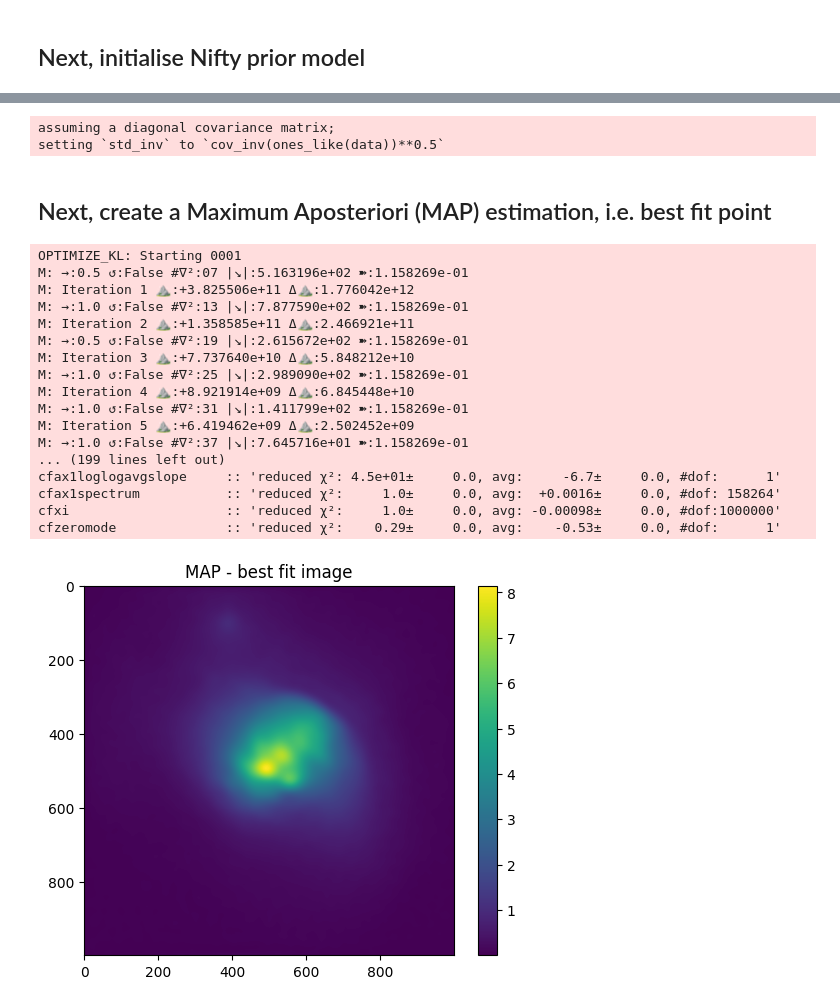
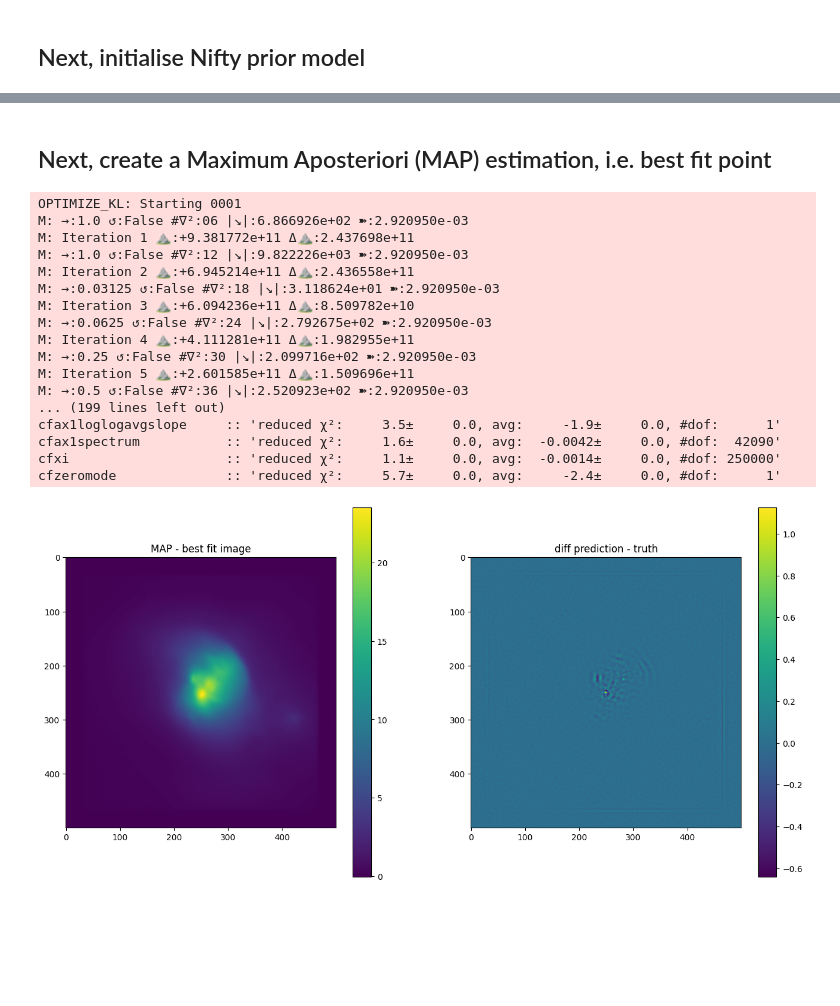
Before and after one commit to jwuerzinger/CMB_denoising, a Jupyter notebook: nifty_maria/nifty_maria_attempt.ipynb, the cells around one changed output, grey strips where cells are left out. Drawn from its saved outputs; the diff is of its cells as text; code cells hidden in the pictures; blank space fills up the shorter version.

Commit message:
nifty on maria output map

```diff
--- a/nifty_maria/nifty_maria_attempt.ipynb
+++ b/nifty_maria/nifty_maria_attempt.ipynb
@@ -43,0 +115,11 @@ plt.show()
+# %%
+# Make inputdata
+mapdata = np.float64((output_map.data[0])*-1e4)
+mapdata.shape
+
+# replace nans with 0
+mapdata = np.nan_to_num(mapdata)
+
+plt.imshow(mapdata)
+plt.colorbar()
+print(mapdata.shape)
@@ -59,14 +147,15 @@ key = random.PRNGKey(seed)
 # %%
 # dims = (128, 128)
-dims = (1000, 1000)
+# dims = (1000, 1000)
+dims = (500, 500)
 
 # correlated field zero mode GP offset and stddev
-cf_zm = dict(offset_mean=2.0, offset_std=(1e-1, 1e-1))
+cf_zm = dict(offset_mean=1.3, offset_std=(1e-1, 1e-1))
 # correlated field fluctuations (mostly don't need tuning)
 cf_fl = dict(
-    fluctuations=(1e0, 5e-2), # fluctuations: y-offset in power spectrum in fourier space (zero mode)
-    loglogavgslope=(-1.5e0, 5e-1), # power-spectrum slope in log-log space in frequency domain (Fourier space)
-    flexibility=(1e0, 5e-1), # deviation from simple power-law
+    fluctuations=(1.0e0, 1e-1), # fluctuations: y-offset in power spectrum in fourier space (zero mode)
+    loglogavgslope=(-1.5e0, 1e0), # power-spectrum slope in log-log space in frequency domain (Fourier space)
+    flexibility=(1.5e0, 5e-1), # deviation from simple power-law
     asperity=(5e-1, 5e-2), # small scale features in power-law
 )
 
@@ -104,16 +205,9 @@ signal_response = Signal(gp)
-# %%
-noise_cov_inv = lambda x: 1e-3**-2 * x
-
-lh = jft.Gaussian(mapdata, noise_cov_inv).amend(signal_response)
-# %% [output]
-assuming a diagonal covariance matrix;
-setting `std_inv` to `cov_inv(ones_like(data))**0.5`
 # %% [markdown]
 ## Next, create a Maximum Aposteriori (MAP) estimation, i.e. best fit point
 # %%
 n_it = 1
-delta = 1e-7
-# delta = 1e-8
+# delta = 1e-4
+delta = 1e-8
 n_samples = 0 # no samples -> maximum aposteriory posterior
 
 key, k_i, k_o = random.split(key, 3)
@@ -145,29 +239,36 @@ samples, state = jft.optimize_kl(
 )
 # %% [output]
 OPTIMIZE_KL: Starting 0001
-M: →:0.5 ↺:False #∇²:07 |↘|:5.163196e+02 ➽:1.158269e-01
-M: Iteration 1 ⛰:+3.825506e+11 Δ⛰:1.776042e+12
-M: →:1.0 ↺:False #∇²:13 |↘|:7.877590e+02 ➽:1.158269e-01
-M: Iteration 2 ⛰:+1.358585e+11 Δ⛰:2.466921e+11
-M: →:0.5 ↺:False #∇²:19 |↘|:2.615672e+02 ➽:1.158269e-01
-M: Iteration 3 ⛰:+7.737640e+10 Δ⛰:5.848212e+10
-M: →:1.0 ↺:False #∇²:25 |↘|:2.989090e+02 ➽:1.158269e-01
-M: Iteration 4 ⛰:+8.921914e+09 Δ⛰:6.845448e+10
-M: →:1.0 ↺:False #∇²:31 |↘|:1.411799e+02 ➽:1.158269e-01
-M: Iteration 5 ⛰:+6.419462e+09 Δ⛰:2.502452e+09
-M: →:1.0 ↺:False #∇²:37 |↘|:7.645716e+01 ➽:1.158269e-01
+M: →:1.0 ↺:False #∇²:06 |↘|:6.866926e+02 ➽:2.920950e-03
+M: Iteration 1 ⛰:+9.381772e+11 Δ⛰:2.437698e+11
+M: →:1.0 ↺:False #∇²:12 |↘|:9.822226e+03 ➽:2.920950e-03
+M: Iteration 2 ⛰:+6.945214e+11 Δ⛰:2.436558e+11
+M: →:0.03125 ↺:False #∇²:18 |↘|:3.118624e+01 ➽:2.920950e-03
+M: Iteration 3 ⛰:+6.094236e+11 Δ⛰:8.509782e+10
+M: →:0.0625 ↺:False #∇²:24 |↘|:2.792675e+02 ➽:2.920950e-03
+M: Iteration 4 ⛰:+4.111281e+11 Δ⛰:1.982955e+11
+M: →:0.25 ↺:False #∇²:30 |↘|:2.099716e+02 ➽:2.920950e-03
+M: Iteration 5 ⛰:+2.601585e+11 Δ⛰:1.509696e+11
+M: →:0.5 ↺:False #∇²:36 |↘|:2.520923e+02 ➽:2.920950e-03
 ... (199 lines left out)
-cfax1loglogavgslope     :: 'reduced χ²: 4.5e+01±     0.0, avg:     -6.7±     0.0, #dof:      1'
-cfax1spectrum           :: 'reduced χ²:     1.0±     0.0, avg:  +0.0016±     0.0, #dof: 158264'
-cfxi                    :: 'reduced χ²:     1.0±     0.0, avg: -0.00098±     0.0, #dof:1000000'
-cfzeromode              :: 'reduced χ²:    0.29±     0.0, avg:    -0.53±     0.0, #dof:      1'
+cfax1loglogavgslope     :: 'reduced χ²:     3.5±     0.0, avg:     -1.9±     0.0, #dof:      1'
+cfax1spectrum           :: 'reduced χ²:     1.6±     0.0, avg:  -0.0042±     0.0, #dof:  42090'
+cfxi                    :: 'reduced χ²:     1.1±     0.0, avg:  -0.0014±     0.0, #dof: 250000'
+cfzeromode              :: 'reduced χ²:     5.7±     0.0, avg:     -2.4±     0.0, #dof:      1'
 # %%
 # plot maximum of posterior (mode)
 sig_map = signal_response(samples.pos)
 
-plt.imshow(sig_map)
-plt.colorbar()
-plt.title('MAP - best fit image')
+fig, axes = plt.subplots(1, 2, figsize=(16, 8))
+
+im0 = axes[0].imshow(sig_map)
+axes[0].title.set_text('MAP - best fit image')
+fig.colorbar(im0)
+
+im1 = axes[1].imshow(sig_map - mapdata)
+axes[1].title.set_text('diff prediction - truth')
+fig.colorbar(im1)
+
 plt.show()
 # %% [output]
-[figure, old version]
+[figure, new version]
```
Also changed, not shown: parts of 13 cells of this notebook.
